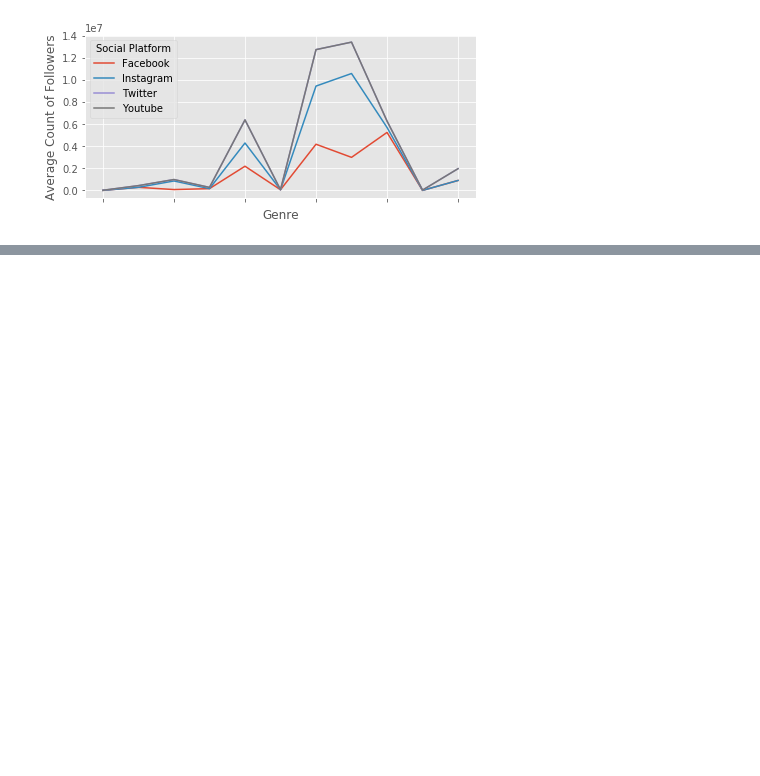
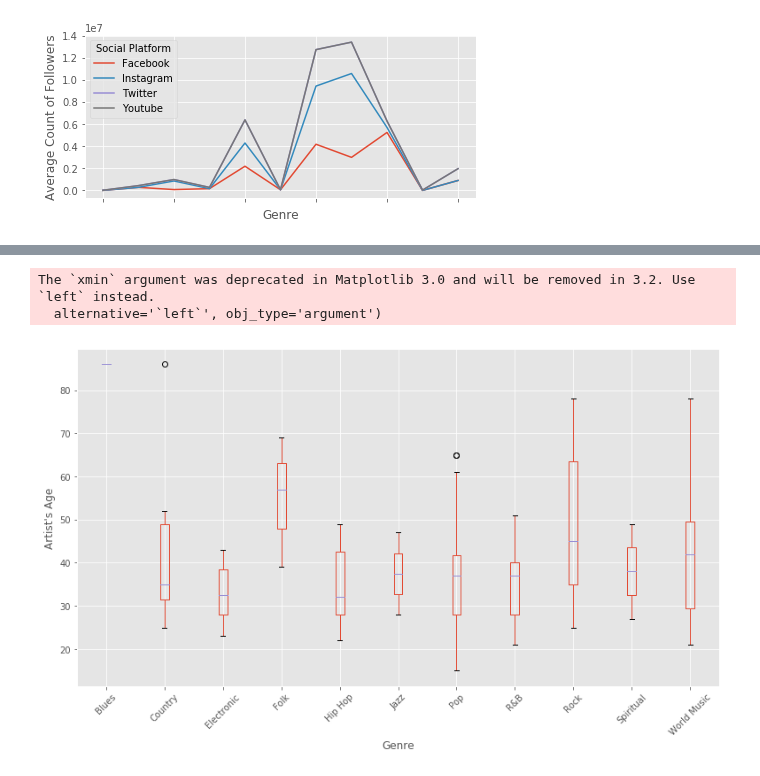
Before and after one commit to ghazalerfani/SocialMedia-Music, a Jupyter notebook: CleanedDatasets/EDA Task 2.ipynb, the cells around one changed output, grey strips where cells are left out. Drawn from its saved outputs; the diff is of its cells as text; code cells hidden in the pictures; blank space fills up the shorter version.

```diff
--- a/CleanedDatasets/EDA Task 2.ipynb
+++ b/CleanedDatasets/EDA Task 2.ipynb
@@ -250,0 +262,19 @@ df_posts_genre_followers_byplatform_latest_mean
+# %%
+## Artist's Average Age by Genre
+df_artist_genre = df[['artist_name_y', 'age', 'years_active', 'Blues', 'Country', 'Electronic', 'Folk', 'Hip Hop', 'Jazz', 'Pop', 'R&B', 'Rock', 'Spiritual', 'World Music']].drop_duplicates()
+genres = ['Blues', 'Country', 'Electronic', 'Folk', 'Hip Hop', 'Jazz', 'Pop', 'R&B', 'Rock', 'Spiritual', 'World Music']
+
+fig, ax = plt.subplots(figsize=(13,7))
+for position, genre in enumerate(genres):
+    df_artist_genre[df_artist_genre[genre]==1].boxplot(column='age', positions = [position])
+
+ax.set_xticks(range(position+1))
+ax.set_xticklabels(genres, rotation = 45)
+ax.set_xlim(xmin=-0.5)
+ax.set_ylabel("Artist's Age")
+ax.set_xlabel("Genre")
+plt.show()
+# %% [output]
+The `xmin` argument was deprecated in Matplotlib 3.0 and will be removed in 3.2. Use `left` instead.
+  alternative='`left`', obj_type='argument')
+[figure, added]
```
Also changed, not shown: parts of 10 cells of this notebook, 1 other file.
